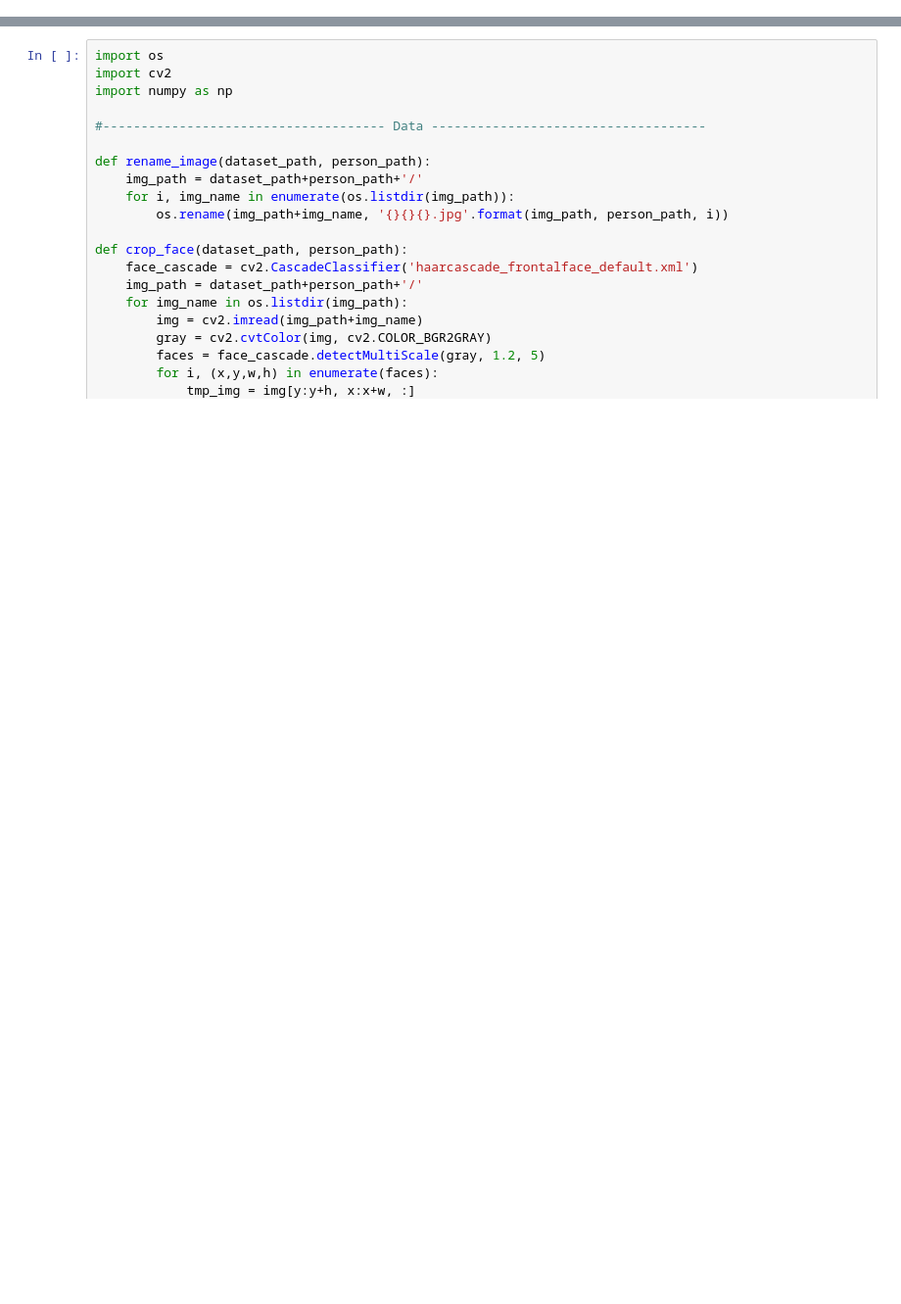
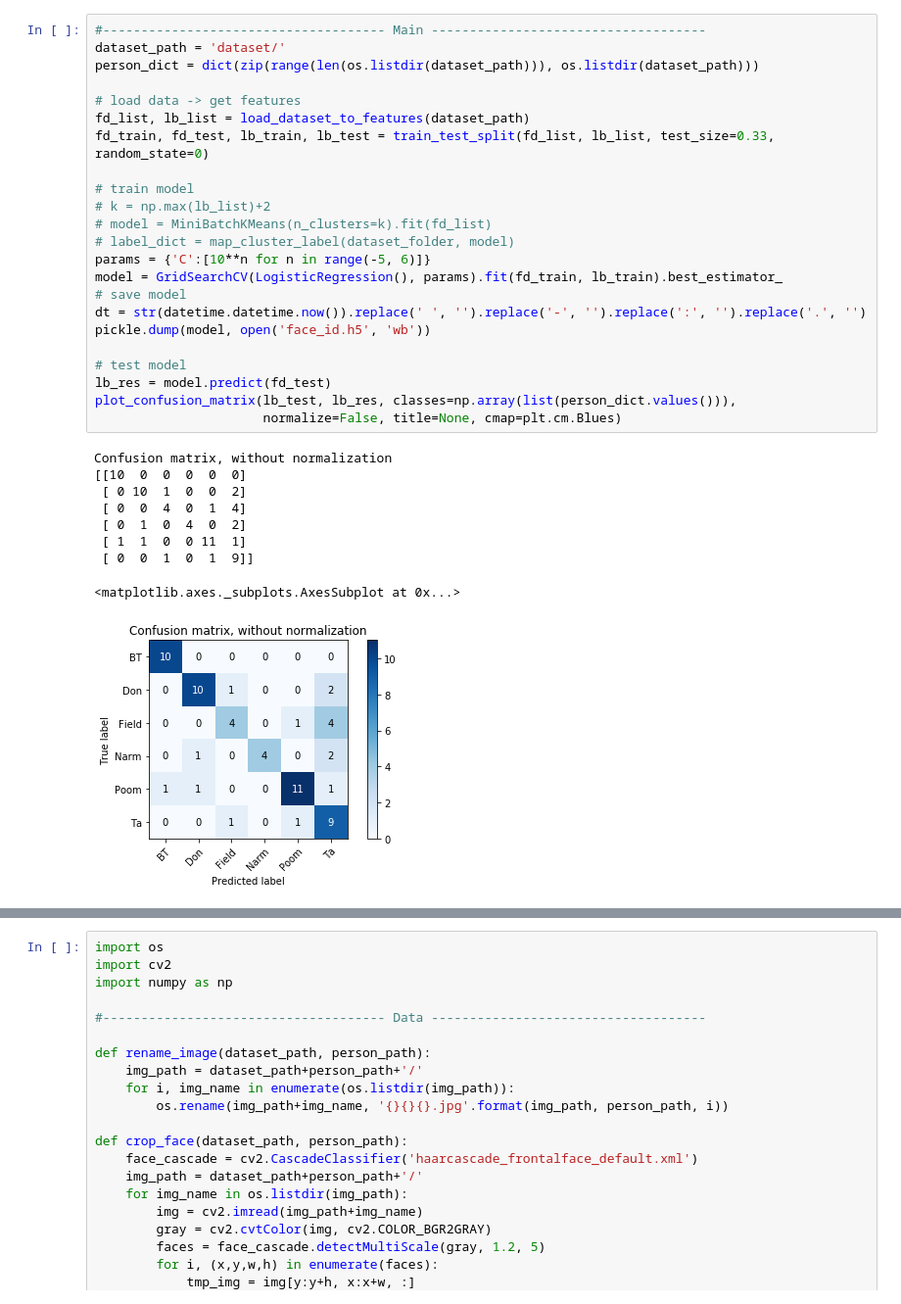
Before and after one commit to dolla9/RoomIntraX, a Jupyter notebook: Face-Obj-Detection-Send-Noti.ipynb, the cells around one changed output, grey strips where cells are left out. Shown at 98% size. Cells and saved outputs as stored; diff of their text form; blank space fills up the shorter version.

Commit message:
Update trianed model v1.0 for test realtime

```diff
--- a/Face-Obj-Detection-Send-Noti.ipynb
+++ b/Face-Obj-Detection-Send-Noti.ipynb
@@ -1 +111,34 @@
+# %%
+#------------------------------------- Main ------------------------------------
+dataset_path = 'dataset/'
+person_dict = dict(zip(range(len(os.listdir(dataset_path))), os.listdir(dataset_path)))
+
+# load data -> get features
+fd_list, lb_list = load_dataset_to_features(dataset_path)
+fd_train, fd_test, lb_train, lb_test = train_test_split(fd_list, lb_list, test_size=0.33, random_state=0)
+
+# train model
+# k = np.max(lb_list)+2
+# model = MiniBatchKMeans(n_clusters=k).fit(fd_list)
+# label_dict = map_cluster_label(dataset_folder, model)
+params = {'C':[10**n for n in range(-5, 6)]}
+model = GridSearchCV(LogisticRegression(), params).fit(fd_train, lb_train).best_estimator_
+# save model
+dt = str(datetime.datetime.now()).replace(' ', '').replace('-', '').replace(':', '').replace('.', '')
+pickle.dump(model, open('face_id.h5', 'wb'))
+
+# test model
+lb_res = model.predict(fd_test)
+plot_confusion_matrix(lb_test, lb_res, classes=np.array(list(person_dict.values())),
+                      normalize=False, title=None, cmap=plt.cm.Blues)
+# %% [output]
+Confusion matrix, without normalization
+[[10  0  0  0  0  0]
+ [ 0 10  1  0  0  2]
+ [ 0  0  4  0  1  4]
+ [ 0  1  0  4  0  2]
+ [ 1  1  0  0 11  1]
+ [ 0  0  1  0  1  9]]
+<matplotlib.axes._subplots.AxesSubplot at 0x...>
+[figure, added]
 # %%
```
Also changed, not shown: parts of 4 cells of this notebook, 2 other files.
